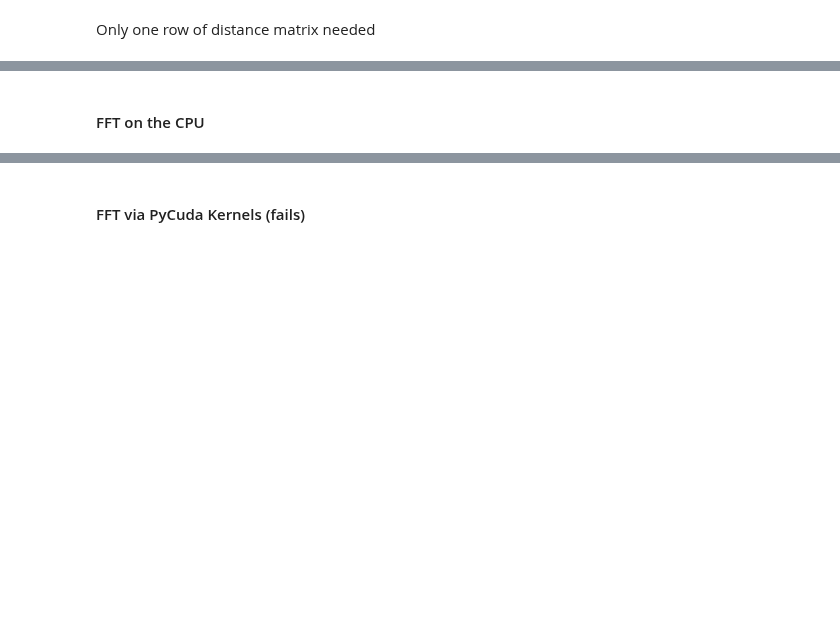
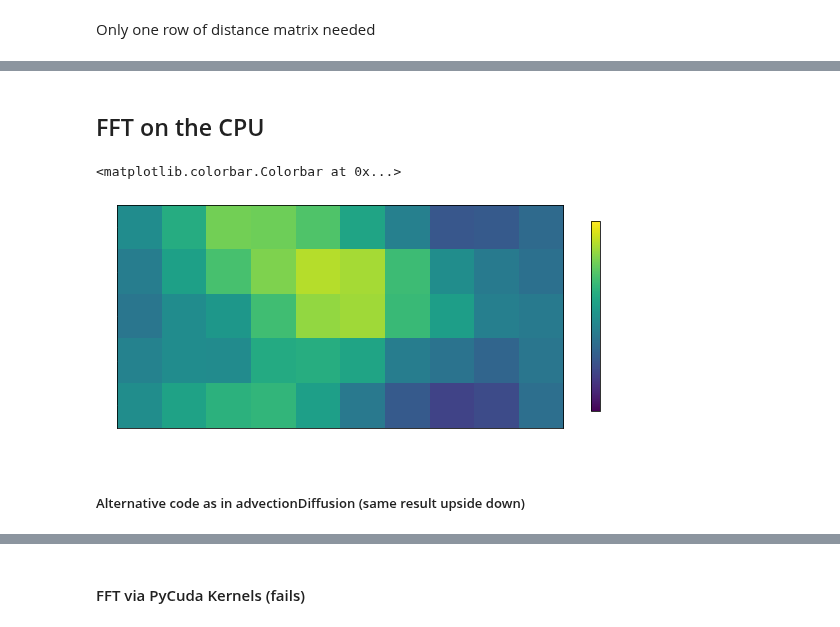
Before and after one commit to sintefmath/multilevelDA, a Jupyter notebook: notebooks/GRF_GPU.ipynb, the cells around one changed output, grey strips where cells are left out. Saved outputs shown, nothing was run; the diff lists cells and outputs as text; code cells hidden in the pictures; blank space fills up the shorter version.

```diff
--- a/notebooks/GRF_GPU.ipynb
+++ b/notebooks/GRF_GPU.ipynb
@@ -44,8 +46,7 @@ ny = 5#315
 # %%
 from gpuocean.utils import Common
 
-random_numbers_host = np.zeros((nx,ny), dtype=np.float32, order='C')
-random_numbers = Common.CUDAArray2D(gpu_stream, ny, nx, 0, 0, random_numbers_host)
+u_gpu = Common.CUDAArray2D(gpu_stream, nx, ny, 0, 0, np.zeros((ny,nx), dtype=np.float32))
 # %%
 from pycuda.curandom import XORWOWRandomNumberGenerator
 rng = XORWOWRandomNumberGenerator()
@@ -54,2 +55,2 @@ rng.fill_normal(random_numbers.data, stream=gpu_stream)
 # %%
-u = random_numbers.download(gpu_stream).T
+u = u_gpu.download(gpu_stream)
@@ -64,7 +71,7 @@ for j in range(ny):
         dist[j*nx+i] = np.sqrt(i**2+j**2)
         dist[j*nx+i] = min([np.sqrt(i**2+j**2),np.sqrt((i-nx)**2+j**2),np.sqrt(i**2+(j-ny)**2),np.sqrt((i-nx)**2+(j-ny)**2)]) # only periodic!! Otherwise complex fft values!!
 # %%
-phi = 0.001
+phi = 0.1
 corr = np.exp(-phi*dist**2)
 # %%
 cov_toepitz = np.reshape(corr, (ny, nx))
@@ -74,2 +84,2 @@ plt.colorbar()
 # %% [markdown]
-#### FFT on the CPU
+## FFT on the CPU
@@ -78,3 +91,17 @@ np.fft.fft2(cov_toepitz)
+# %%
+ctf = np.fft.rfft2(cov_toepitz)
+ctfsm = np.sqrt(np.maximum(0,ctf))
+uf = np.fft.rfft2(u)
+grf = np.fft.irfft2(ctfsm*uf).real
+# %%
+plt.figure(figsize=(10,5))
+plt.imshow(grf, vmin=-2, vmax=2)
+plt.colorbar(shrink=0.7)
+# %% [output]
+<matplotlib.colorbar.Colorbar at 0x...>
+[figure, added]
+# %% [markdown]
+##### Alternative code as in advectionDiffusion (same result upside down)
 # %%
 cmf = np.real(np.fft.fft2(cov_toepitz))
 uif = np.fft.ifft2(u)
```
Also changed, not shown: parts of 27 cells of this notebook, 1 other file.
